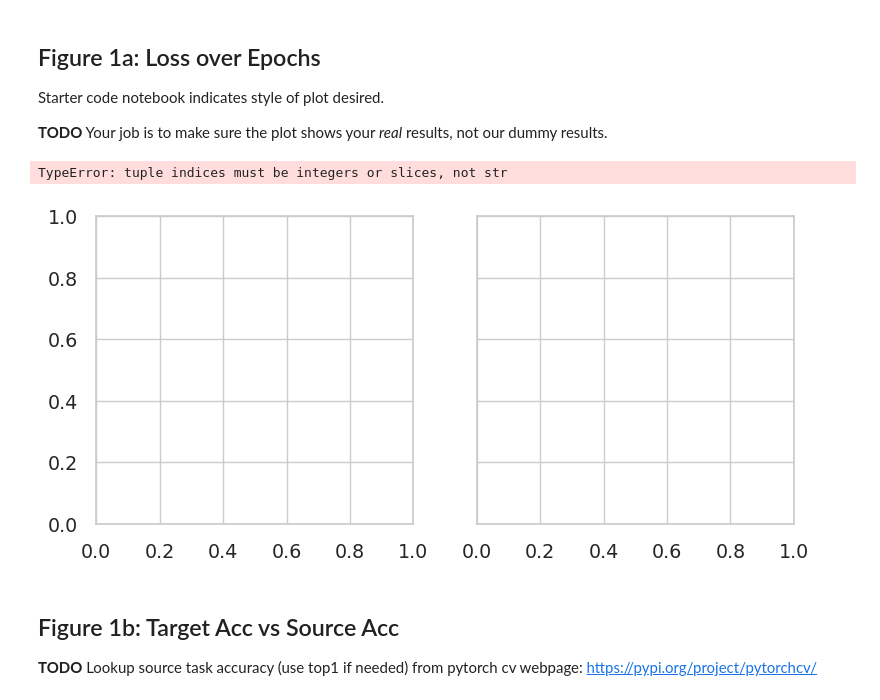
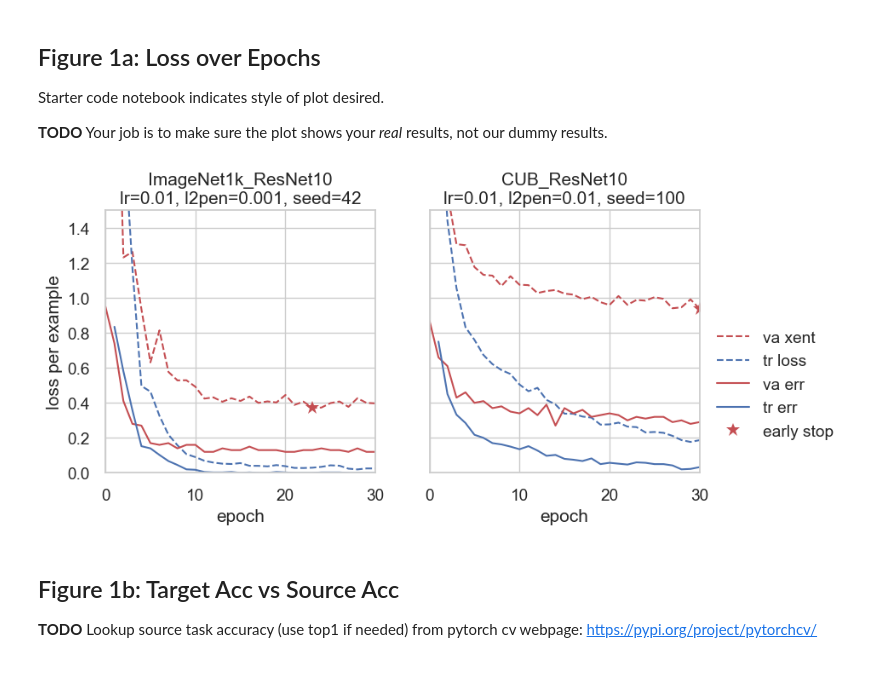
Before and after one commit to joseph280996/hw1, a Jupyter notebook: hw1.ipynb, the cells around one changed output. Cells and saved outputs as stored; diff of their text form; code cells hidden in the pictures; blank space fills up the shorter version.

```diff
--- a/hw1.ipynb
+++ b/hw1.ipynb
@@ -340,8 +473,11 @@ if PROB1_EXPERIMENTS:
     resnet10_cub = models.PretrainedResNetForBirdSnap10(
         src_dataset='CUB', arch='ResNet10', n_trainable_layers=1, seed=seed)
     best_model_rn10_cub, best_info_rn10_cub = train.train_model(resnet10_cub, device, train_loader, val_loader,
-        n_epochs=3,
+        n_epochs=30,
         lr=0.01,
-        l2pen_mag=0, # no L2 penalty on weight magnitude
+        l2pen_mag=0.01, # no L2 penalty on weight magnitude
         data_order_seed=seed,
         )
+    best_info_rn10_cub['lr'] = 0.01
+    best_info_rn10_cub['l2pen_mag'] = 0.01
+    best_info_rn10_cub['seed'] = seed
@@ -348,12 +607,15 @@ if PROB1_EXPERIMENTS:
 # %%
 # TODO do tuning expts for Resnet26, ImageNet1k
 if PROB1_EXPERIMENTS:
-    seed = 100
+    seed = 123
     resnet26_in = models.PretrainedResNetForBirdSnap10(
         src_dataset='ImageNet1k', arch='ResNet26', n_trainable_layers=1, seed=seed)
-    best_model_rn26_in, best_info_rn26_in = train.train_model(resnet10_cub, device, train_loader, val_loader,
-        n_epochs=3,
-        lr=0.01,
-        l2pen_mag=0, # no L2 penalty on weight magnitude
+    best_model_rn26_in, best_info_rn26_in = train.train_model(resnet26_in, device, train_loader, val_loader,
+        n_epochs=100,
+        lr=0.001,
+        l2pen_mag=0.0001, # no L2 penalty on weight magnitude
         data_order_seed=seed,
         )
+    best_info_rn26_in['lr'] = 0.001
+    best_info_rn26_in['l2pen_mag'] = 0.0001
+    best_info_rn26_in['seed'] = seed
@@ -360,12 +747,15 @@ if PROB1_EXPERIMENTS:
 # %%
 # TODO do tuning expts for Resnet26, CUB
 if PROB1_EXPERIMENTS:
-    seed = 100
-    resnet10_cub = models.PretrainedResNetForBirdSnap10(
+    seed = 42
+    resnet26_cub = models.PretrainedResNetForBirdSnap10(
         src_dataset='CUB', arch='ResNet26', n_trainable_layers=1, seed=seed)
-    best_model_rn26_cub, best_info_rn26_cub = train.train_model(resnet10_cub, device, train_loader, val_loader,
-        n_epochs=3,
-        lr=0.01,
-        l2pen_mag=0, # no L2 penalty on weight magnitude
+    best_model_rn26_cub, best_info_rn26_cub = train.train_model(resnet26_cub, device, train_loader, val_loader,
+        n_epochs=100,
+        lr=0.001,
+        l2pen_mag=0.0001, # no L2 penalty on weight magnitude
         data_order_seed=seed,
         )
+    best_info_rn26_cub["lr"] = 0.001
+    best_info_rn26_cub["l2pen_mag"] = 0.0001
+    best_info_rn26_cub["seed"] = seed
@@ -376,7 +772,7 @@ if os.path.exists(PROB1_res_file):
 else:
     results = dict()
 
-results[('ImageNet1k', 'ResNet10')] = best_model, best_info
+results[('ImageNet1k', 'ResNet10')] = best_model_rn10_in, best_info_rn10_in
 results[('ImageNet1k', 'ResNet26')] = best_model_rn26_in, best_info_rn26_in
 results[('CUB', 'ResNet10')] = best_model_rn10_cub, best_info_rn10_cub
 results[('CUB', 'ResNet26')] = best_model_rn26_cub, best_info_rn26_cub
@@ -436,32 +790,31 @@ Starter code notebook indicates style of plot desired.
 # %%
 _, axgrid = plt.subplots(nrows=1, ncols=2, figsize=(9,4), sharey=True, sharex=False)
 
 for panel_id, (arch, src_dataset) in enumerate([
-        ('ImageNet1k', 'ResNet10'),
-        # ('ResNet10','CUB'),
+('ImageNet1k', 'ResNet10'),
+('CUB', 'ResNet10'),
         ]):
     ax = axgrid[panel_id]
     key = (arch, src_dataset)
-    info = results[key]
+    info = results[key][1]
     ax.plot(info['epochs'], info['va']['xent'], '--', color='r', label='va xent')
     ax.plot(info['epochs'], info['tr']['loss'], '--', color='b', label='tr loss')
     ax.plot(info['epochs'], info['va']['err'], label='va err', color='r')
     ax.plot(info['epochs'], info['tr']['err'], label='tr err', color='b')
     ax.plot(info['best_epoch'], info['best_va_loss'], '*', color='r', markersize=12, label='early stop')
     ax.set_xlabel('epoch')
     if panel_id == 0:
         ax.set_ylabel('loss per example')
     lr = info['lr']
     l2pen = info['l2pen_mag']
     seed = info['seed']
     ax.set_title(f'{arch}_{src_dataset}\nlr={lr}, l2pen={l2pen}, seed={seed}')
     ax.set_xlim([-0.001, max(info['epochs'])])
 
 ax.set_ylim([0.0, 1.5]);
 ax.legend(bbox_to_anchor=(1.55, 0.6));
 # %% [output]
-TypeError: tuple indices must be integers or slices, not str
-[figure, old version]
+[figure, new version]
 # %% [markdown]
 ## Figure 1b: Target Acc vs Source Acc
 
```
Also changed, not shown: parts of 32 cells of this notebook, 1 other file.
